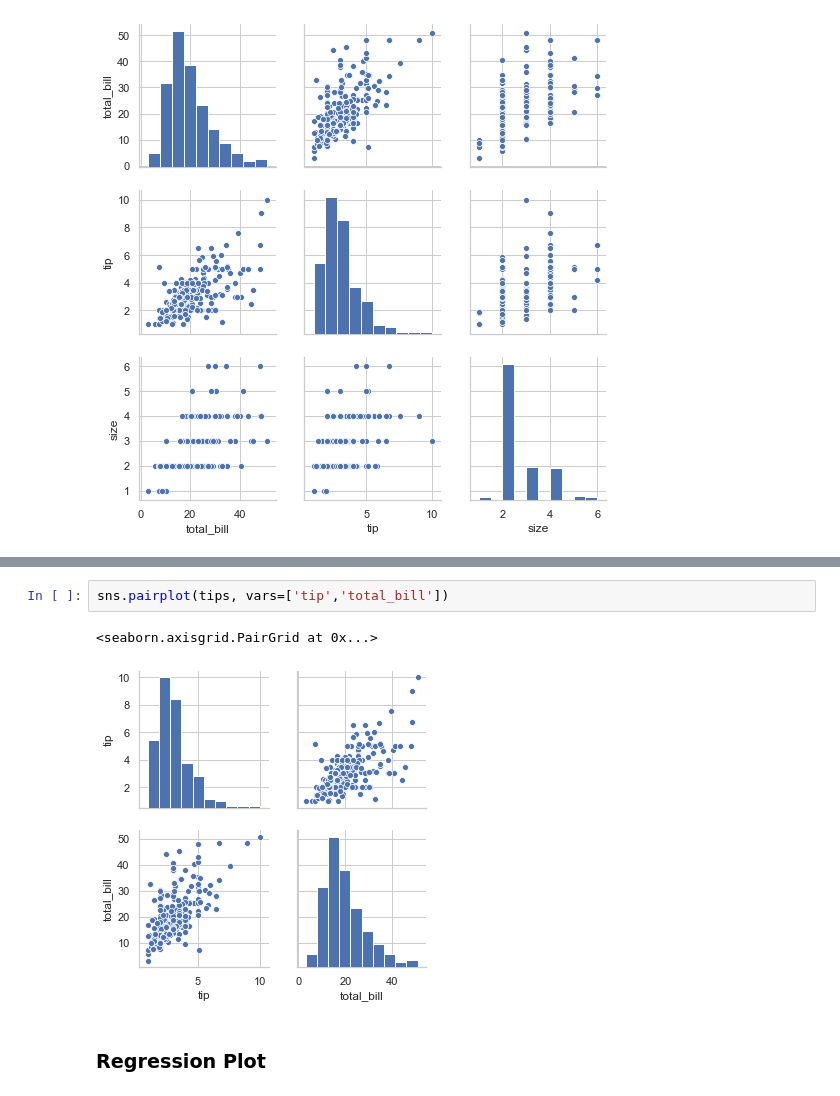
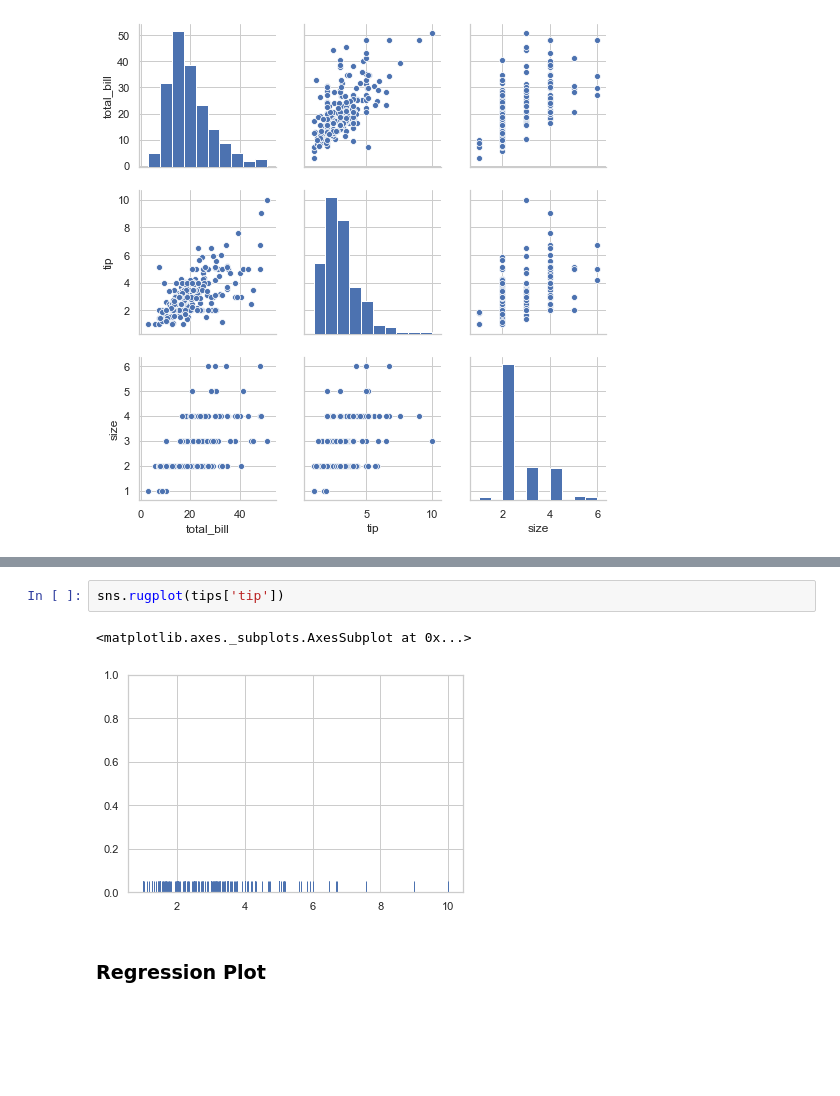
Before and after one commit to srikanthpragada/DS_01_OCT_2019, a Jupyter notebook: seaborn_demo.ipynb, the cells around one changed output, grey strips where cells are left out. Drawn from its saved outputs; the diff is of its cells as text; blank space fills up the shorter version.

```diff
--- a/seaborn_demo.ipynb
+++ b/seaborn_demo.ipynb
@@ -106,8 +160,8 @@ sns.pairplot(tips)
 # %%
-sns.pairplot(tips, vars=['tip','total_bill'])
+sns.rugplot(tips['tip'])
 # %% [output]
-<seaborn.axisgrid.PairGrid at 0x...>
+<matplotlib.axes._subplots.AxesSubplot at 0x...>
-[figure, old version]
+[figure, new version]
 # %% [markdown]
 ### Regression Plot
 # %%
```
Also changed, not shown: parts of 21 cells of this notebook, 1 other file.
